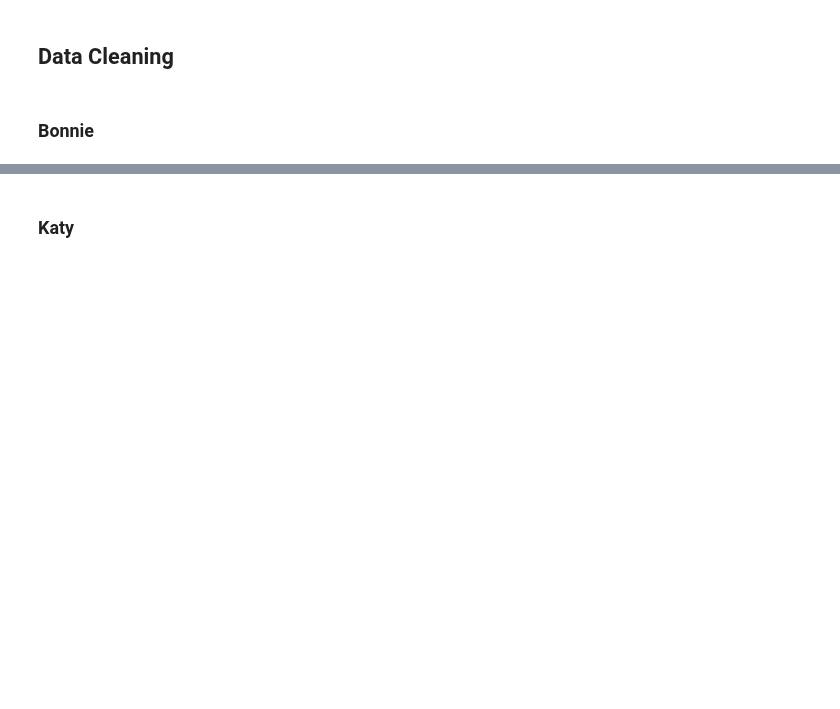
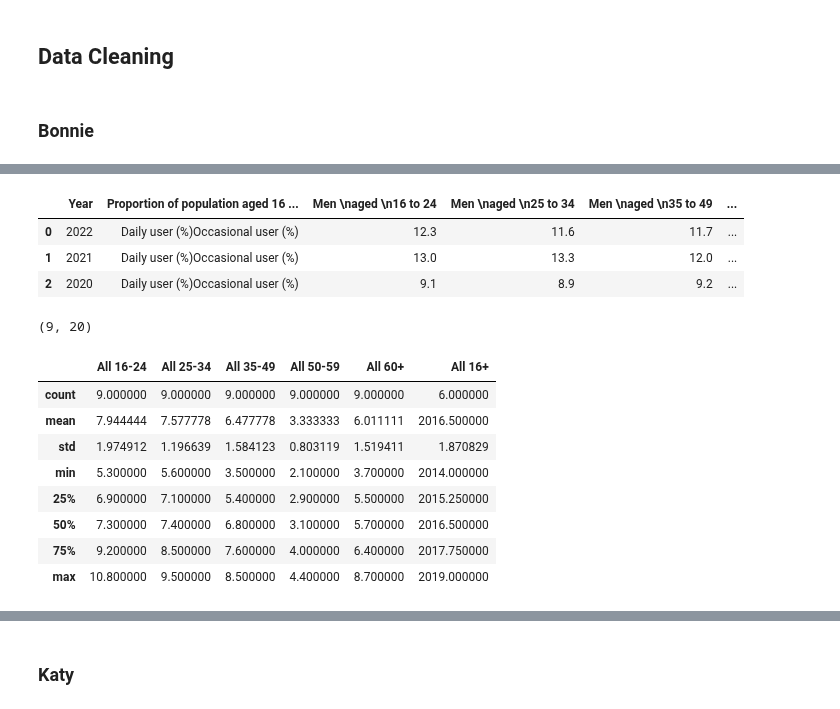
Before and after one commit to rhobaker/Data_Project, a Jupyter notebook: Main_Jupyter_workbook_Rhona.ipynb, the cells around one changed output, grey strips where cells are left out. Cells and saved outputs as stored; diff of their text form; code cells hidden in the pictures; blank space fills up the shorter version.

```diff
--- a/Main_Jupyter_workbook_Rhona.ipynb
+++ b/Main_Jupyter_workbook_Rhona.ipynb
@@ -42,0 +181,11 @@ To analyse how effective this ban might be we used evidence from a number of dat
+# %%
+#Re-sort to descending year order
+table1a_sorted = table1a.sort_values(by = 'Year', ascending=False)
+
+#Reset the index
+table1a_sorted.reset_index()
+# %% [output]
+|  | Year | Proportion of population aged 16 ... | Men \naged \n16 to 24 | Men \naged \n25 to 34 | Men \naged \n35 to 49 | ... |
+| 0 | 2022 | Daily user (%)Occasional user (%) | 12.3 | 11.6 | 11.7 | ... |
+| 1 | 2021 | Daily user (%)Occasional user (%) | 13.0 | 13.3 | 12.0 | ... |
+| 2 | 2020 | Daily user (%)Occasional user (%) | 9.1 | 8.9 | 9.2 | ... |
@@ -42,0 +210,29 @@ To analyse how effective this ban might be we used evidence from a number of dat
+# %%
+#Concatenate tables 1a, 1b and 1c vertically to combine them
+table1 = pd.concat([table1a_sorted, table1b, table1c], axis=0)
+
+#reset the index
+table1.reset_index(drop=True, inplace=True)
+
+#View and check full table
+#table1
+# %%
+#Explore the data
+#View table size
+table1.shape
+
+#View information on all columns in the dataframe
+# table1.info(verbose=True)
+# %% [output]
+(9, 20)
+# %%
+#Remove the current user column
+table1.drop(['Proportion of population aged 16 years and over by e-cigarette use [note 1]'], axis=1, inplace=True)
+# table1.head()
+# %%
+#View and rename table columns to be more concise
+table1.columns
+table1.columns = ["Year", "Men 16-24", "Men 25-34", "Men 35-49", "Men 50-59", "Men 60+", "All men 16+",
+                  "Women 16-14", "Women 25-34", "Women 35-49", "Women 50-59", "Women 60+", "All women 16+",
+                  "All 16-24", "All 25-34", "All 35-49", "All 50-59", "All 60+", "All 16+"]
+# table1.head()
@@ -42,0 +247,28 @@ To analyse how effective this ban might be we used evidence from a number of dat
+# %%
+#Normalise data types
+#Check data types
+table1.dtypes
+
+# All the columns showing proportion are object data type, we need to change these to float
+# Extract the float columns and apply type change
+float_columns = table1.select_dtypes(include='object').columns
+table1[float_columns] = table1[float_columns].astype("float")
+
+# Check
+# table1.dtypes
+# %%
+#Explore the proportional numeric data
+table1.describe()
+
+#.describe() for the whole table is overwhelming - view summary statistics just for total age groups and general total
+table1[["All 16-24", "All 25-34", "All 35-49", "All 50-59", "All 60+", "All 16+"]].describe()
+# %% [output]
+|  | All 16-24 | All 25-34 | All 35-49 | All 50-59 | All 60+ | All 16+ |
+| count | 9.000000 | 9.000000 | 9.000000 | 9.000000 | 9.000000 | 6.000000 |
+| mean | 7.944444 | 7.577778 | 6.477778 | 3.333333 | 6.011111 | 2016.500000 |
+| std | 1.974912 | 1.196639 | 1.584123 | 0.803119 | 1.519411 | 1.870829 |
+| min | 5.300000 | 5.600000 | 3.500000 | 2.100000 | 3.700000 | 2014.000000 |
+| 25% | 6.900000 | 7.100000 | 5.400000 | 2.900000 | 5.500000 | 2015.250000 |
+| 50% | 7.300000 | 7.400000 | 6.800000 | 3.100000 | 5.700000 | 2016.500000 |
+| 75% | 9.200000 | 8.500000 | 7.600000 | 4.000000 | 6.400000 | 2017.750000 |
+| max | 10.800000 | 9.500000 | 8.500000 | 4.400000 | 8.700000 | 2019.000000 |
```
Also changed, not shown: parts of 24 cells of this notebook.
